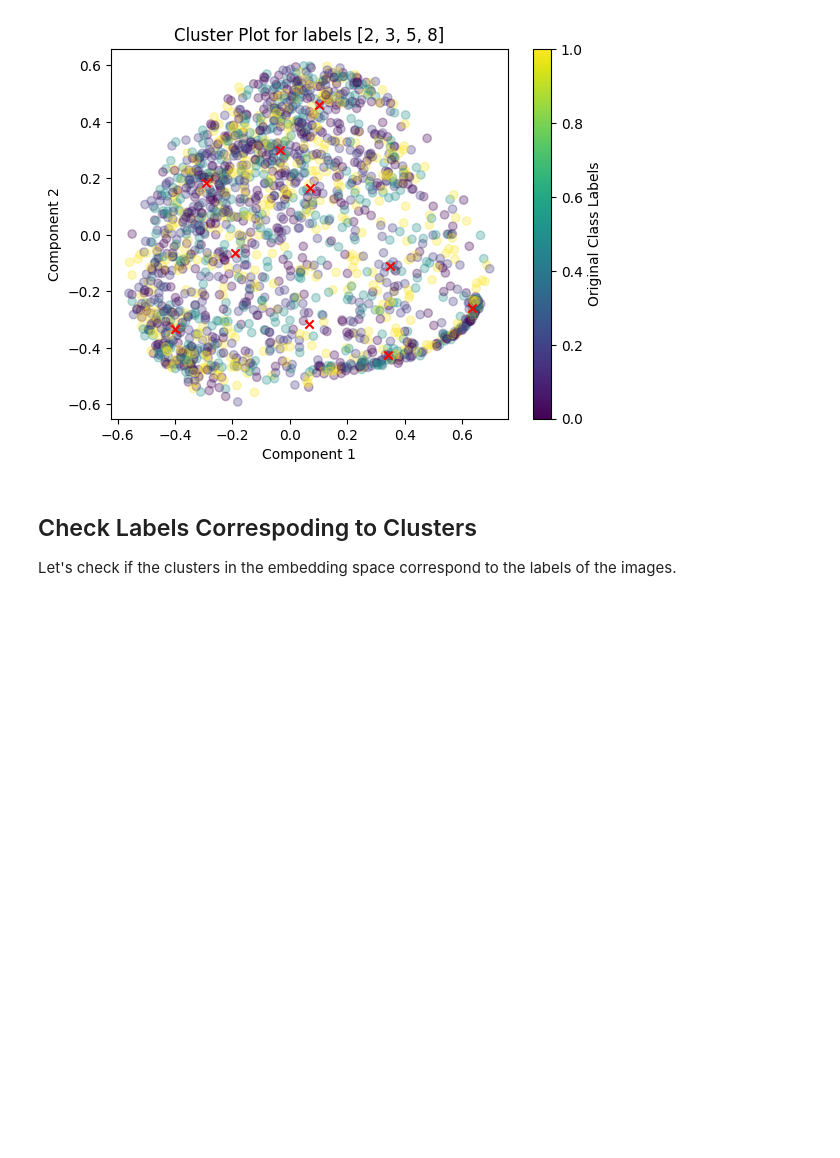
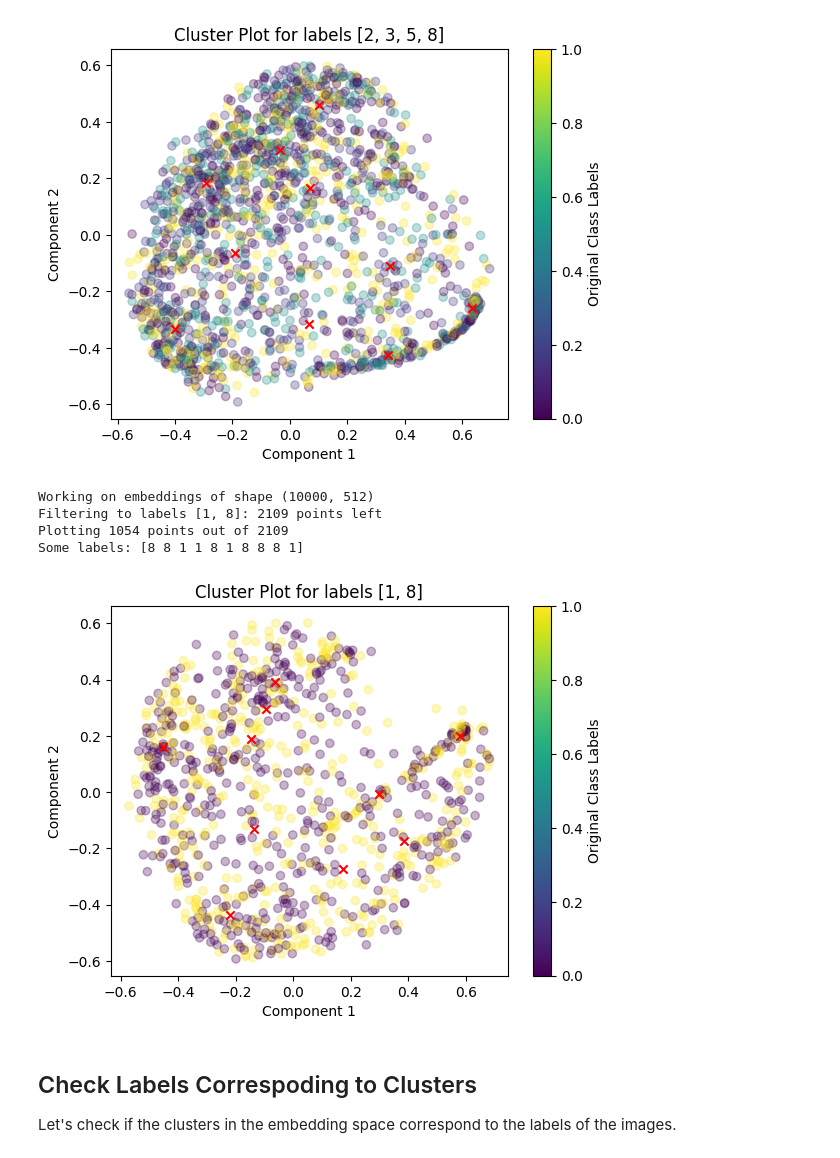
Before and after one commit to MKaczkow/ml_concepts, a Jupyter notebook: ideas/ssl/simcrl_mnist.ipynb, the cells around one changed output. Cells and saved outputs as stored; diff of their text form; code cells hidden in the pictures; blank space fills up the shorter version.

```diff
--- a/ideas/ssl/simcrl_mnist.ipynb
+++ b/ideas/ssl/simcrl_mnist.ipynb
@@ -757,6 +765,21 @@ Filtering to labels [2, 3, 5, 8]: 3908 points left
 Plotting 1954 points out of 3908
 Some labels: [2 8 5 8 8 2 2 5 3 3]
 [figure]
+# %%
+plot_clusters(
+    embeddings,
+    np.array(test_dataset.targets),
+    proportion_of_points_to_plot=0.5,
+    alpha=0.3,
+    plot_centroids=True,
+    specific_labels=[1, 8]
+)
+# %% [output]
+Working on embeddings of shape (10000, 512)
+Filtering to labels [1, 8]: 2109 points left
+Plotting 1054 points out of 2109
+Some labels: [8 8 1 1 8 1 8 8 8 1]
+[figure, added]
 # %% [markdown]
 ## Check Labels Correspoding to Clusters
 Let's check if the clusters in the embedding space correspond to the labels of the images.
```
Also changed, not shown: parts of 13 cells of this notebook.
